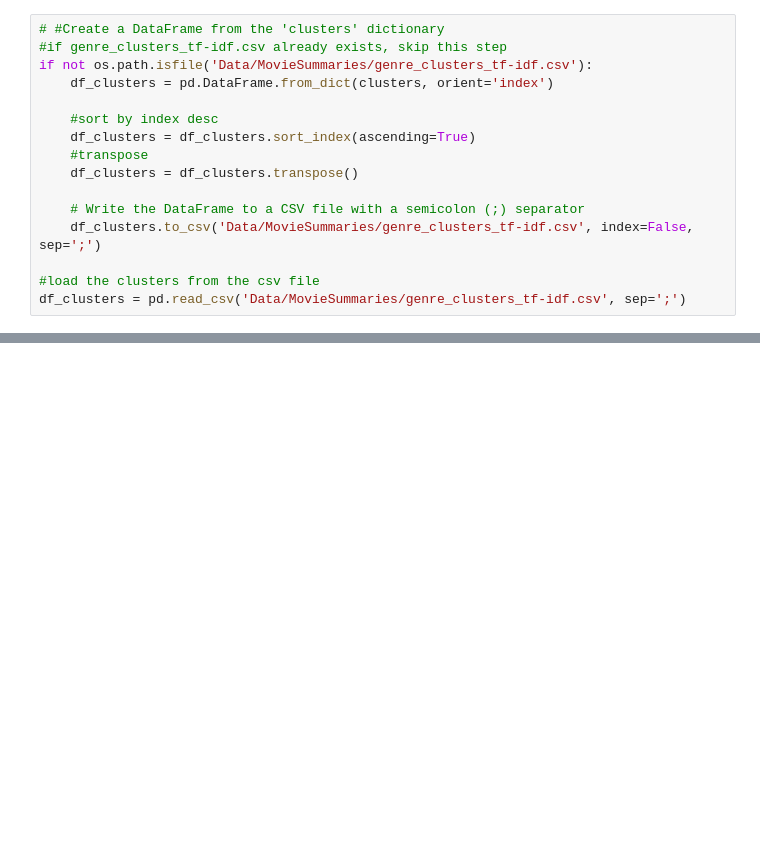
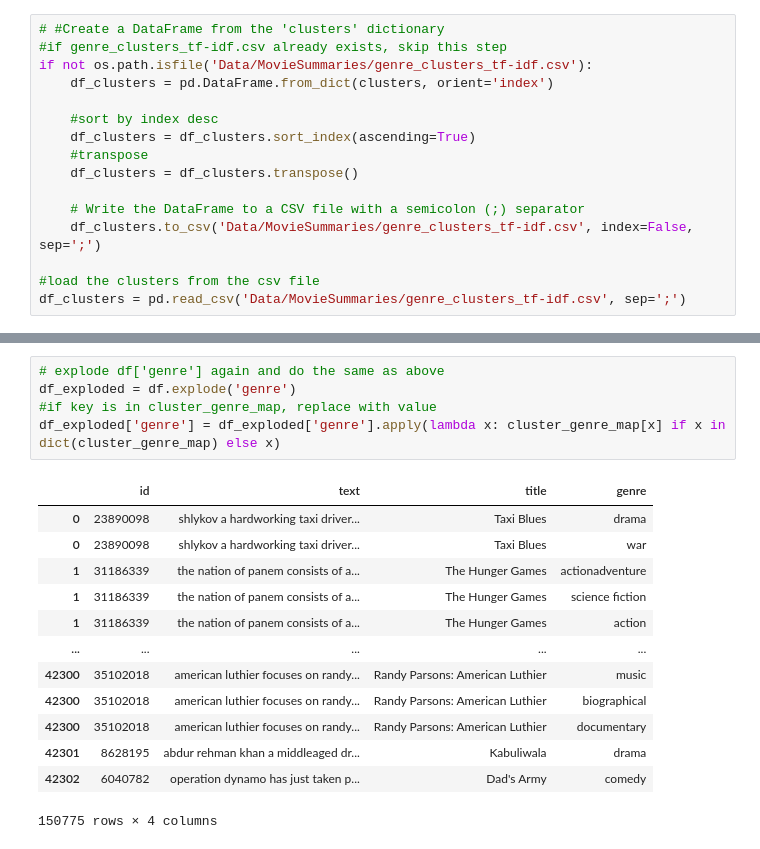
Before and after one commit to MatthiasRemta/NLP_Project, a Jupyter notebook: reducing_categories.ipynb, the cells around one changed output, grey strips where cells are left out. Cells and saved outputs as stored; diff of their text form; blank space fills up the shorter version.

```diff
--- a/reducing_categories.ipynb
+++ b/reducing_categories.ipynb
@@ -177,0 +266,19 @@ df_clusters = pd.read_csv('Data/MovieSummaries/genre_clusters_tf-idf.csv', sep='
+# %%
+# explode df['genre'] again and do the same as above
+df_exploded = df.explode('genre')
+#if key is in cluster_genre_map, replace with value
+df_exploded['genre'] = df_exploded['genre'].apply(lambda x: cluster_genre_map[x] if x in dict(cluster_genre_map) else x)
+# %% [output]
+|  | id | text | title | genre |
+| 0 | 23890098 | shlykov a hardworking taxi driver... | Taxi Blues | drama |
+| 0 | 23890098 | shlykov a hardworking taxi driver... | Taxi Blues | war |
+| 1 | 31186339 | the nation of panem consists of a... | The Hunger Games | actionadventure |
+| 1 | 31186339 | the nation of panem consists of a... | The Hunger Games | science fiction |
+| 1 | 31186339 | the nation of panem consists of a... | The Hunger Games | action |
+| ... | ... | ... | ... | ... |
+| 42300 | 35102018 | american luthier focuses on randy... | Randy Parsons: American Luthier | music |
+| 42300 | 35102018 | american luthier focuses on randy... | Randy Parsons: American Luthier | biographical |
+| 42300 | 35102018 | american luthier focuses on randy... | Randy Parsons: American Luthier | documentary |
+| 42301 | 8628195 | abdur rehman khan a middleaged dr... | Kabuliwala | drama |
+| 42302 | 6040782 | operation dynamo has just taken p... | Dad's Army | comedy |
+150775 rows × 4 columns
```
Also changed, not shown: parts of 15 cells of this notebook, 2 other files.
